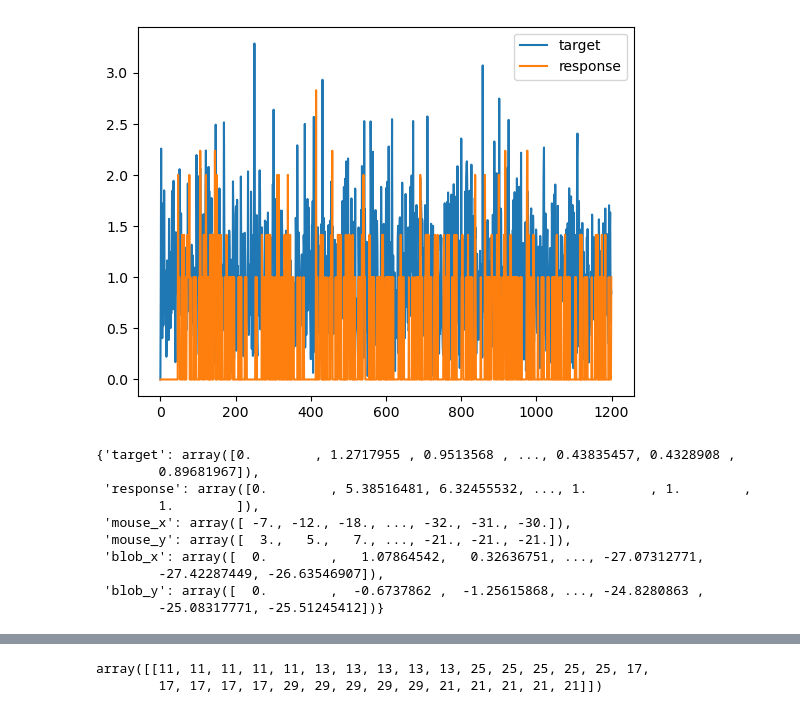
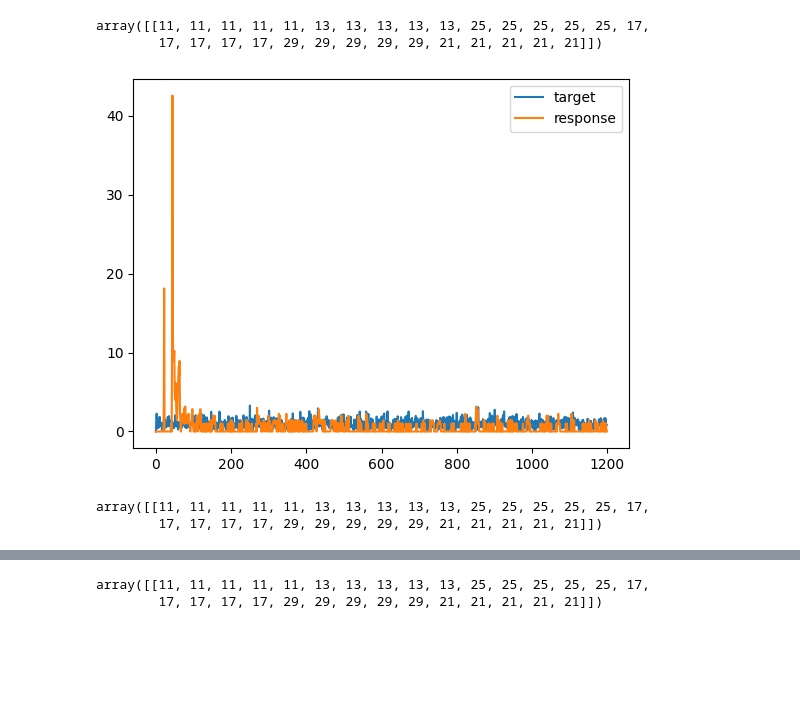
Before and after one commit to omeryildiran/Guido-Pascal-Omer-continuous-psychophysics, a Jupyter notebook: analysis_primier.ipynb, the cells around one changed output, grey strips where cells are left out. Cells and saved outputs as stored; diff of their text form; code cells hidden in the pictures; blank space fills up the shorter version.

```diff
--- a/analysis_primier.ipynb
+++ b/analysis_primier.ipynb
@@ -20,25 +25,25 @@ blob_y=mat_contents['blob_y'] # y position of target for 1200 frames (20 seconds
+# %%
+sigma
+# %% [output]
+array([[11, 11, 11, 11, 11, 13, 13, 13, 13, 13, 25, 25, 25, 25, 25, 17,
+        17, 17, 17, 17, 29, 29, 29, 29, 29, 21, 21, 21, 21, 21]])
 # %%
 # plot the data
-plt.plot(target[0,:])
-plt.plot(response[0,:])
+trialNum=0
+plt.plot(target[trialNum,:])
+plt.plot(response[1,:])
 plt.legend(['target','response'])
 plt.show()
 # %% [output]
-[figure, old version]
+[figure, new version]
+# %%
+
+sigma
+# %% [output]
+array([[11, 11, 11, 11, 11, 13, 13, 13, 13, 13, 25, 25, 25, 25, 25, 17,
+        17, 17, 17, 17, 29, 29, 29, 29, 29, 21, 21, 21, 21, 21]])
 # %%
-sigma
 # create key-value pairs for the dictionary of 30 trials
 trial_dict = {}
 for i in range(30):
     trial_dict[i] = {'target': target[i,:], 'response': response[i,:], 'mouse_x': mouse_x[i,:], 'mouse_y': mouse_y[i,:], 'blob_x': blob_x[i,:], 'blob_y': blob_y[i,:]}
-# %% [output]
-{'target': array([0.        , 1.2717955 , 0.9513568 , ..., 0.43835457, 0.4328908 ,
-        0.89681967]),
- 'response': array([0.        , 5.38516481, 6.32455532, ..., 1.        , 1.        ,
-        1.        ]),
- 'mouse_x': array([ -7., -12., -18., ..., -32., -31., -30.]),
- 'mouse_y': array([  3.,   5.,   7., ..., -21., -21., -21.]),
- 'blob_x': array([  0.        ,   1.07864542,   0.32636751, ..., -27.07312771,
-        -27.42287449, -26.63546907]),
- 'blob_y': array([  0.        ,  -0.6737862 ,  -1.25615868, ..., -24.8280863 ,
-        -25.08317771, -25.51245412])}
```
Also changed, not shown: parts of 15 cells of this notebook, 1 other file.
